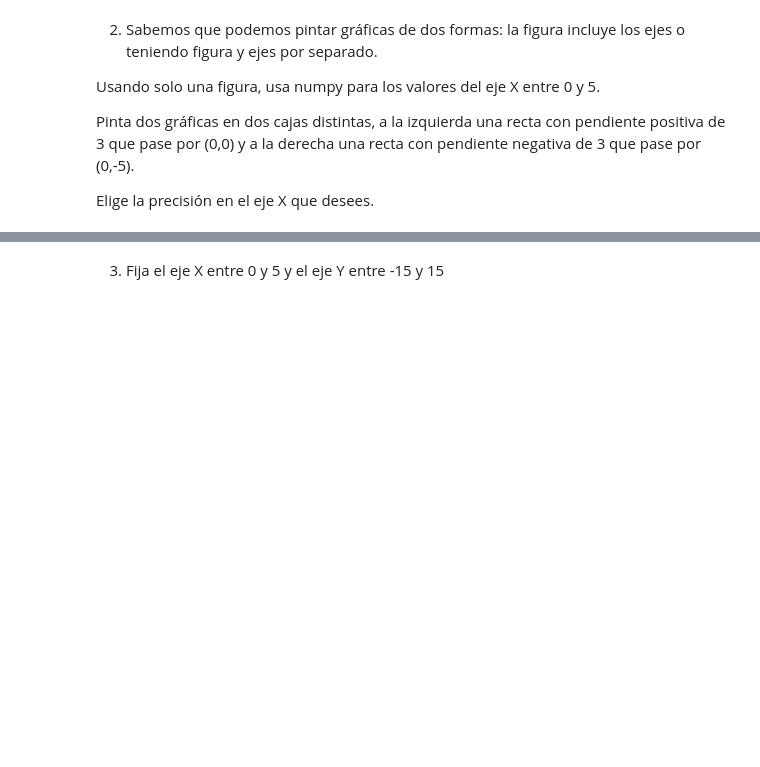
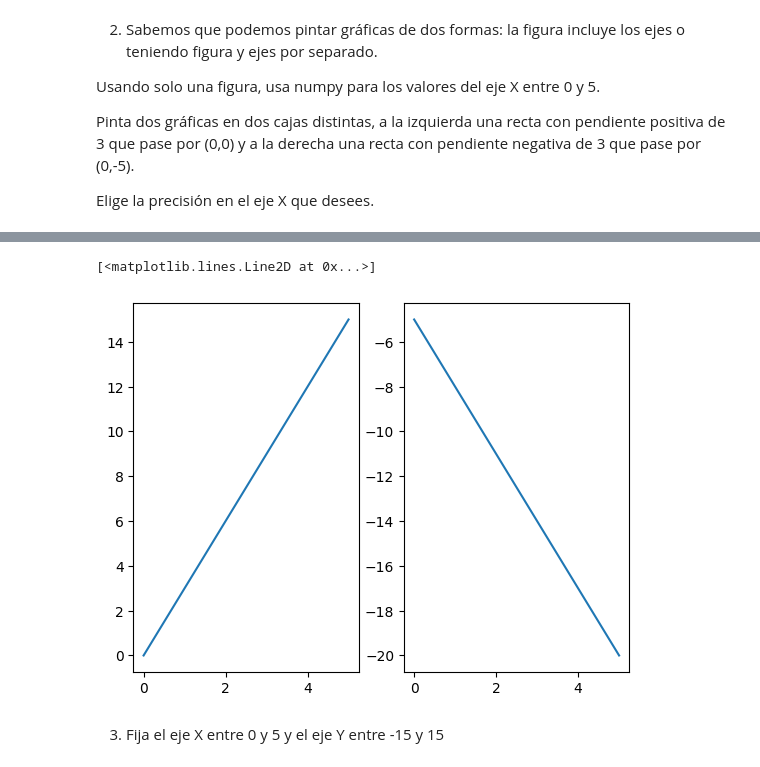
Before and after one commit to diego-dng/1025_DS_VITORIA, a Jupyter notebook: 2-Data_analysis/4-Visualización/1-Matplotlib/ejercicios/ejercicios_Matplotlib.ipynb, the cells around one changed output, grey strips where cells are left out. Cells and saved outputs as stored; diff of their text form; code cells hidden in the pictures; blank space fills up the shorter version.

```diff
--- a/2-Data_analysis/4-Visualización/1-Matplotlib/ejercicios/ejercicios_Matplotlib.ipynb
+++ b/2-Data_analysis/4-Visualización/1-Matplotlib/ejercicios/ejercicios_Matplotlib.ipynb
@@ -10,3 +14,5 @@ Usando solo una figura, usa numpy para los valores del eje X entre 0 y 5.
 Pinta dos gráficas en dos cajas distintas, a la izquierda una recta con pendiente positiva de 3 que pase por (0,0) y a la derecha una recta con pendiente negativa de 3 que pase por (0,-5).
 
 Elige la precisión en el eje X que desees.
+# %%
+x = np.linspace(0, 5)
@@ -13,2 +32,14 @@ Elige la precisión en el eje X que desees.
+# %%
+plt.figure()
+plt.subplot(1, 2, 1)
+y = 3*x
+plt.plot(x, y)
+
+plt.subplot(1, 2, 2)
+y = -3*x - 5
+plt.plot(x, y)
+# %% [output]
+[<matplotlib.lines.Line2D at 0x...>]
+[figure, added]
 # %% [markdown]
 3. Fija el eje X entre 0 y 5 y el eje Y entre -15 y 15
```
Also changed, not shown: parts of 25 cells of this notebook, 10 other files.
